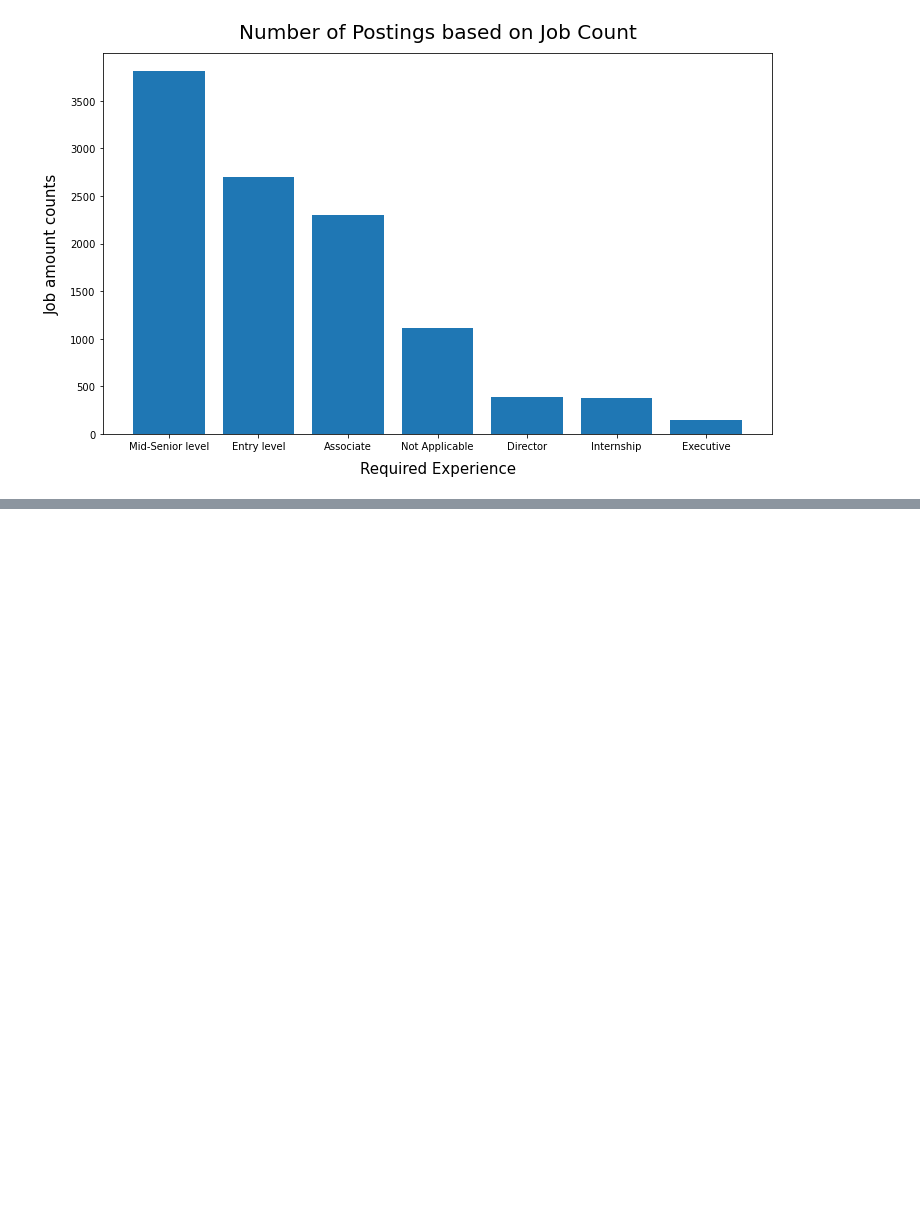
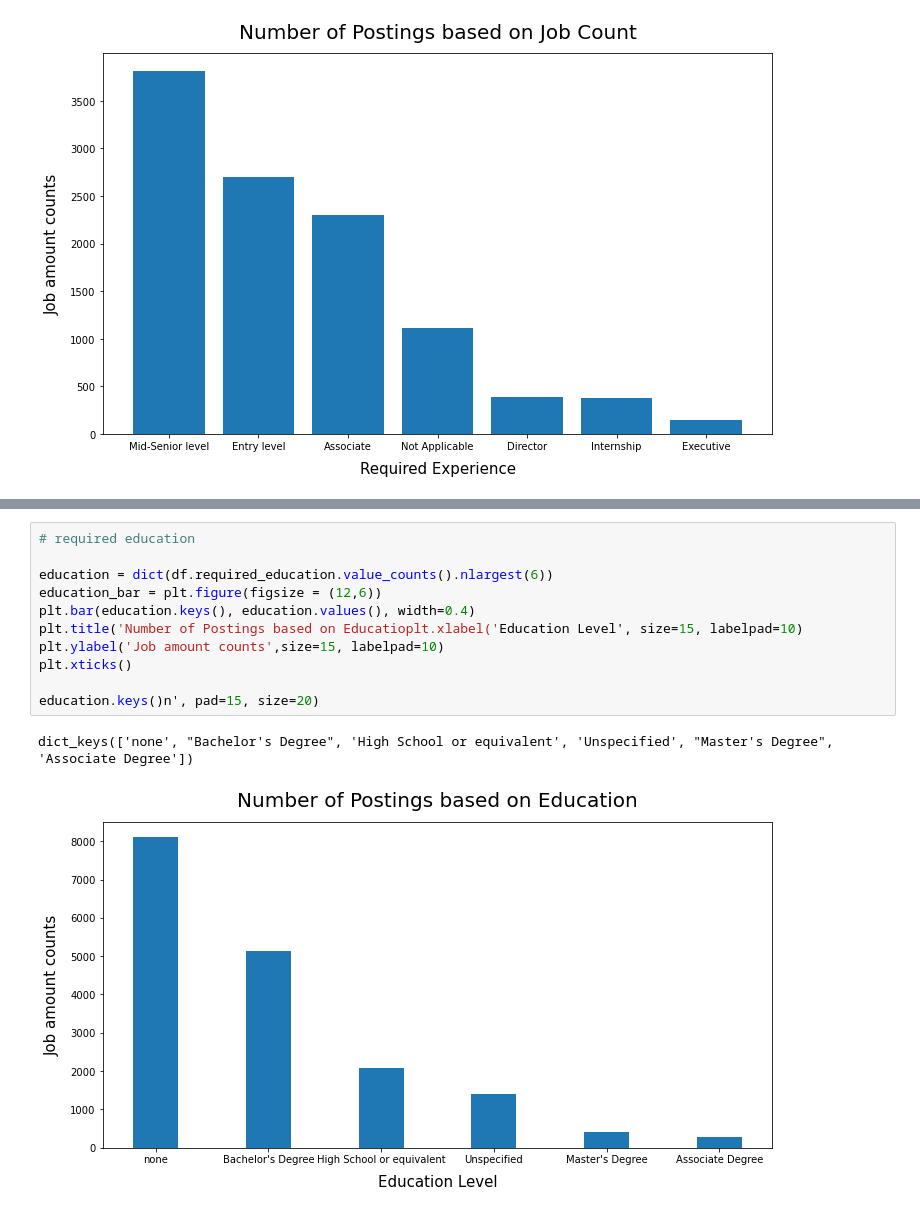
Before and after one commit to Ikyupark/Capstone-project, a Jupyter notebook: Uncleaned_Data_Analysis.ipynb, the cells around one changed output, grey strips where cells are left out. Drawn from its saved outputs; the diff is of its cells as text; blank space fills up the shorter version.

```diff
--- a/Uncleaned_Data_Analysis.ipynb
+++ b/Uncleaned_Data_Analysis.ipynb
@@ -122,0 +108,14 @@ dict_keys(['none', "Bachelor's Degree", 'High School or equivalent', 'Unspecifie
+# %%
+# required education
+
+education = dict(df.required_education.value_counts().nlargest(6))
+education_bar = plt.figure(figsize = (12,6))
+plt.bar(education.keys(), education.values(), width=0.4)
+plt.title('Number of Postings based on Educatioplt.xlabel('Education Level', size=15, labelpad=10)
+plt.ylabel('Job amount counts',size=15, labelpad=10)
+plt.xticks()
+
+education.keys()n', pad=15, size=20)
+# %% [output]
+dict_keys(['none', "Bachelor's Degree", 'High School or equivalent', 'Unspecified', "Master's Degree", 'Associate Degree'])
+[figure, added]
```
Also changed, not shown: parts of 4 cells of this notebook.
